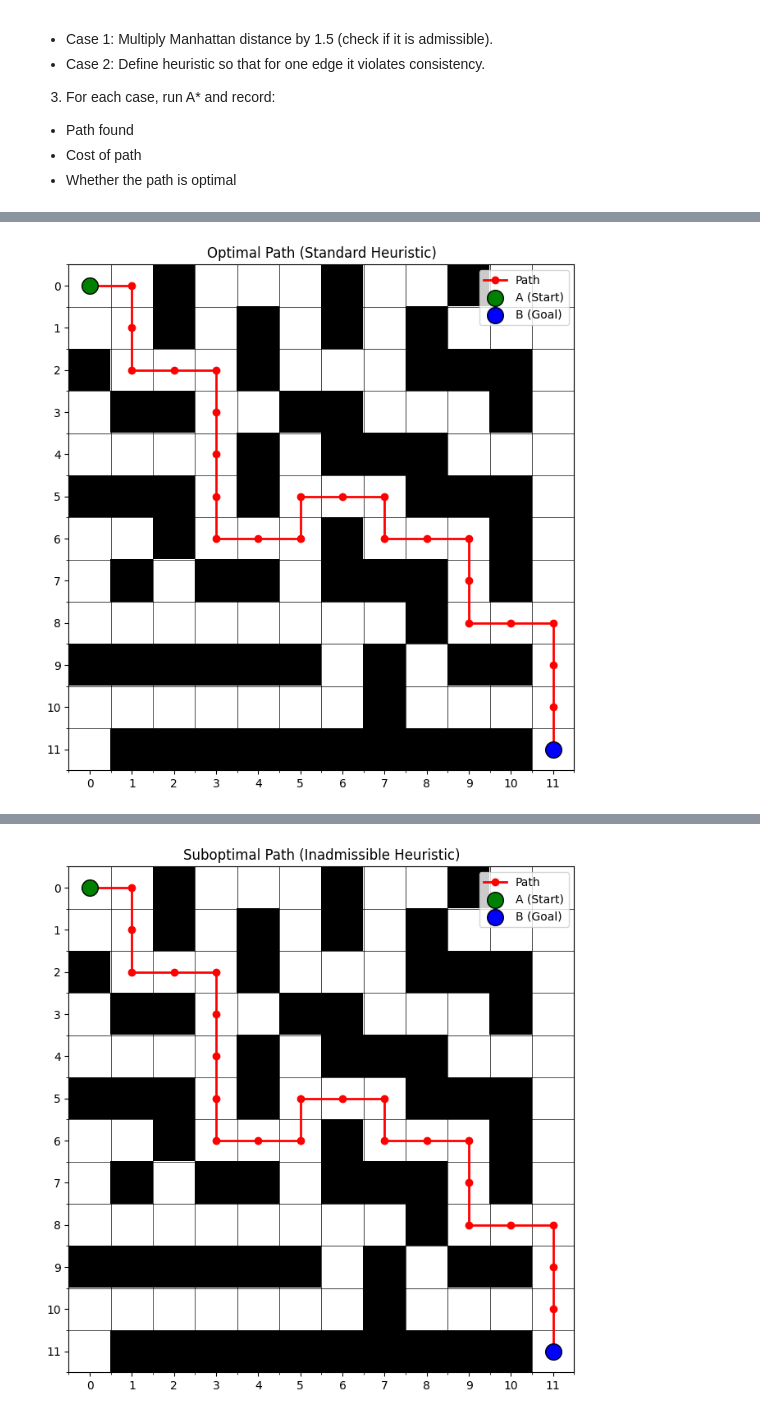
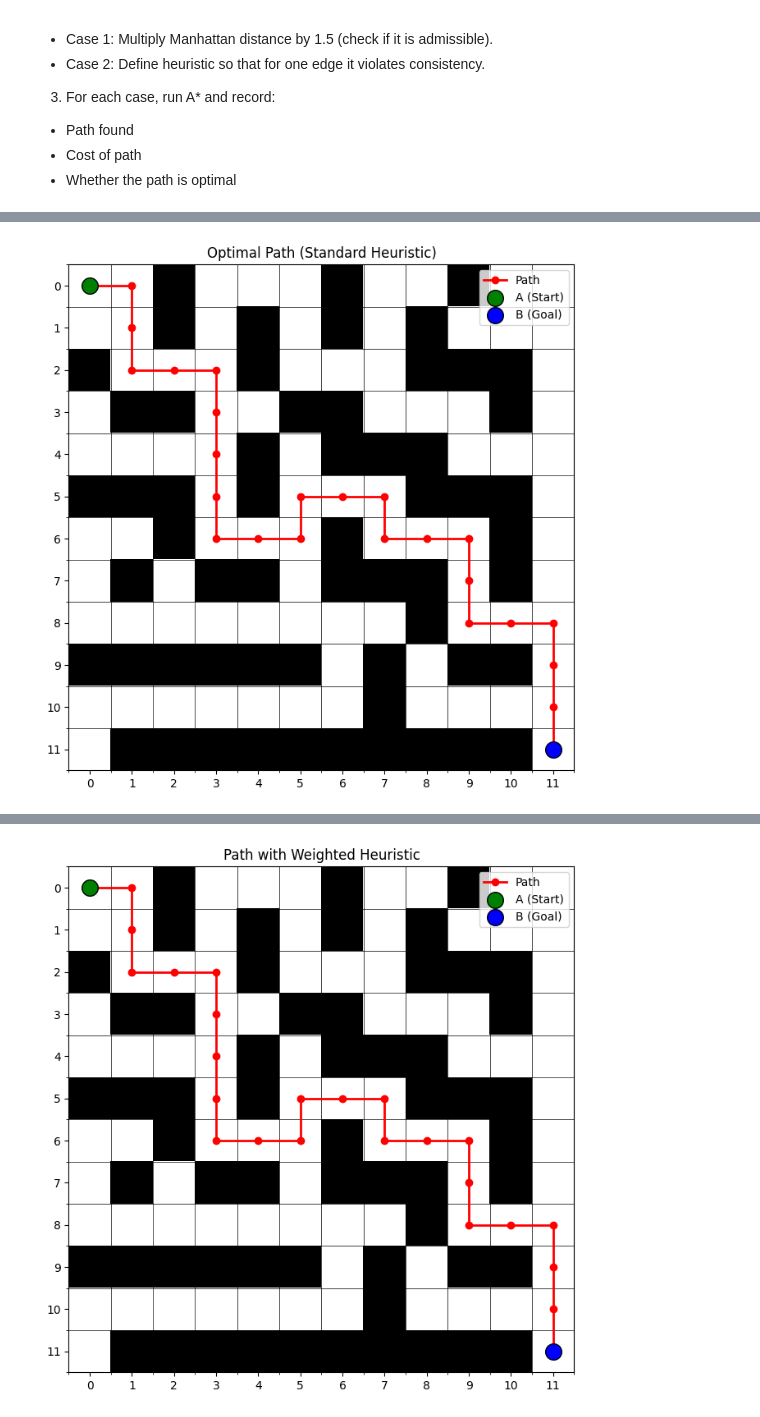
Before and after one commit to Disha-01-alt/AI-Course-2025, a Jupyter notebook: a_star_search.ipynb, the cells around one changed output, grey strips where cells are left out. Cells and saved outputs as stored; diff of their text form; code cells hidden in the pictures.

```diff
--- a/a_star_search.ipynb
+++ b/a_star_search.ipynb
@@ -214,56 +222,36 @@ class MazeSolver:
 # %%
-if __name__ == '__main__':
-    maze = [
-        ['A', 0,  1,  0,  0,  0, 1, 0, 0, 1, 0, 0],
-        [0,   0,  1,  0,  1,  0, 1, 0, 1, 0, 0, 0],
-        [1,   0,  0,  0,  1,  0, 0, 0, 1, 1, 1, 0],
-        [0,   1,  1,  0,  0,  1, 1, 0, 0, 0, 1, 0],
-        [0,   0,  0,  0,  1,  0, 1, 1, 1, 0, 0, 0],
-        [1,   1,  1,  0,  1,  0, 0, 0, 1, 1, 1, 0],
-        [0,   0,  1,  0,  0,  0, 1, 0, 0, 0, 1, 0],
-        [0,   1,  0,  1,  1,  0, 1, 1, 1, 0, 1, 0],
-        [0,   0,  0,  0,  0,  0, 0, 0, 1, 0, 0, 0],
-        [1,   1,  1,  1,  1,  1, 0, 1, 0, 1, 1, 0],
-        [0,   0,  0,  0,  0,  0, 0, 1, 0, 0, 0, 0],
-        [0,   1,  1,  1,  1,  1, 1, 1, 1, 1, 1,'B'],
-    ]
+# Define the maze
+maze5 = [
+    ['A', 0,  1,  0,  0,  0, 1, 0, 0, 1, 0, 0],
+    [0,   0,  1,  0,  1,  0, 1, 0, 1, 0, 0, 0],
+    [1,   0,  0,  0,  1,  0, 0, 0, 1, 1, 1, 0],
+    [0,   1,  1,  0,  0,  1, 1, 0, 0, 0, 1, 0],
+    [0,   0,  0,  0,  1,  0, 1, 1, 1, 0, 0, 0],
+    [1,   1,  1,  0,  1,  0, 0, 0, 1, 1, 1, 0],
+    [0,   0,  1,  0,  0,  0, 1, 0, 0, 0, 1, 0],
+    [0,   1,  0,  1,  1,  0, 1, 1, 1, 0, 1, 0],
+    [0,   0,  0,  0,  0,  0, 0, 0, 1, 0, 0, 0],
+    [1,   1,  1,  1,  1,  1, 0, 1, 0, 1, 1, 0],
+    [0,   0,  0,  0,  0,  0, 0, 1, 0, 0, 0, 0],
+    [0,   1,  1,  1,  1,  1, 1, 1, 1, 1, 1,'B'],
+]
 
-    solver = MazeSolver(maze)
+solver = MazeSolver(maze5)
 
-    # --- Part 1 ---
-    print("="*60)
-    print("Part 1: A* Search with Standard Manhattan Heuristic")
-    print("="*60)
-    path_1 = solver.solve_with_a_star(solver.manhattan_heuristic)
-    if path_1:
-        print(f"Path Found: {path_1}")
-        print(f"\nCost of Path: {len(path_1) - 1}")
-        print("\nIs Path Optimal? Yes.")
-        print("Analysis: Standard Manhattan distance is admissible and consistent, guaranteeing an optimal path.")
-        solver.visualize_path_with_plot(path_1, "Optimal Path (Standard Heuristic)")
+# --- Part 1: Standard Manhattan ---
+print("="*60)
+path_1, cost_1, opt_1 = solver.run_experiment(solver.manhattan_heuristic, "Manhattan (Admissible & Consistent)")
+solver.visualize_path_with_plot(path_1, "Optimal Path (Standard Heuristic)")
 
-    # --- Part 2, Case 1 ---
-    print("\n" * 2 + "="*60)
-    print("Part 2, Case 1: A* with Inadmissible Heuristic (h * 1.5)")
-    print("="*60)
-    path_2 = solver.solve_with_a_star(solver.weighted_manhattan_heuristic)
-    if path_2:
-        print(f"Path Found: {path_2}")
-        print(f"\nCost of Path: {len(path_2) - 1}")
-        print("\nIs Path Optimal? Not guaranteed. In this case, the path is longer (suboptimal).")
-        print("Analysis: An inadmissible heuristic overestimates cost, sacrificing the guarantee of optimality for a potentially faster search.")
-        solver.visualize_path_with_plot(path_2, "Suboptimal Path (Inadmissible Heuristic)")
+# --- Part 2, Case 1: Weighted Manhattan ---
+print("="*60)
+path_2, cost_2, opt_2 = solver.run_experiment(solver.weighted_manhattan_heuristic, "Weighted Manhattan (Inadmissible)")
+solver.visualize_path_with_plot(path_2, "Path with Weighted Heuristic")
+solver.check_admissibility(solver.weighted_manhattan_heuristic)
 
-    # --- Part 2, Case 2 ---
-    print("\n" * 2 + "="*60)
-    print("Part 2, Case 2: A* with Inconsistent Heuristic")
-    print("="*60)
-    path_3 = solver.solve_with_a_star(solver.inconsistent_heuristic)
-    if path_3:
-        print(f"Path Found: {path_3}")
-        print(f"\nCost of Path: {len(path_3) - 1}")
-        print("\nIs Path Optimal? Yes, but potentially less efficient.")
-        print("Analysis: A* with an admissible but inconsistent heuristic is still guaranteed to find the optimal path but may expand more nodes.")
-        solver.visualize_path_with_plot(path_3, "Optimal Path (Inconsistent Heuristic)")
+# --- Part 2, Case 2: Inconsistent Heuristic ---
+print("="*60)
+path_3, cost_3, opt_3 = solver.run_experiment(solver.inconsistent_heuristic, "Inconsistent Heuristic")
+solver.visualize_path_with_plot(path_3, "Path with Inconsistent Heuristic")
 # %% [output]
 ============================================================
@@ -288 +268 @@ Analysis: An inadmissible heuristic overestimates cost, sacrificing the guarante
-[figure, old version]
+[figure, new version]
```
Also changed, not shown: parts of 7 cells of this notebook.
